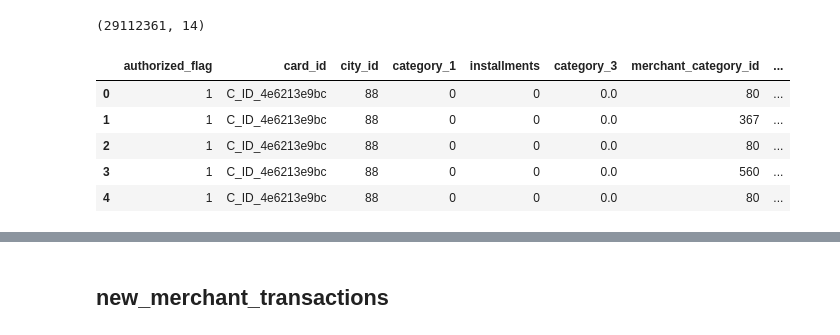
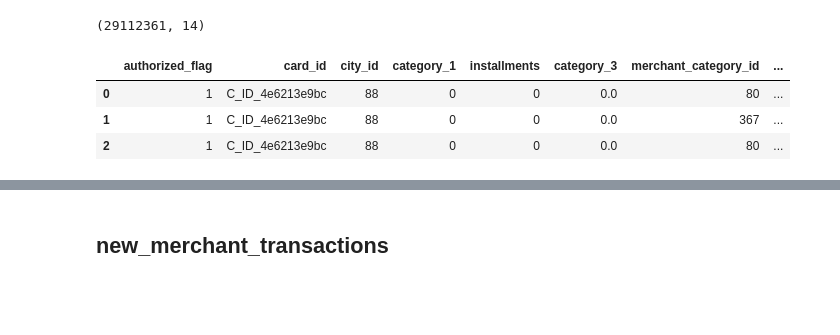
Before and after one commit to glebvk85/competitions, a Jupyter notebook: kaggle/elo-merchant-category-recommendation/analyze.ipynb, the cells around one changed output, grey strips where cells are left out. Cells and saved outputs as stored; diff of their text form; code cells hidden in the pictures; blank space fills up the shorter version.

```diff
--- a/kaggle/elo-merchant-category-recommendation/analyze.ipynb
+++ b/kaggle/elo-merchant-category-recommendation/analyze.ipynb
@@ -128,11 +130,9 @@ historical_transactions.shape
 # %% [output]
 (29112361, 14)
 # %%
-historical_transactions.head()
+historical_transactions.head(3)
 # %% [output]
 |  | authorized_flag | card_id | city_id | category_1 | installments | category_3 | merchant_category_id | ... |
 | 0 | 1 | C_ID_4e6213e9bc | 88 | 0 | 0 | 0.0 | 80 | ... |
 | 1 | 1 | C_ID_4e6213e9bc | 88 | 0 | 0 | 0.0 | 367 | ... |
 | 2 | 1 | C_ID_4e6213e9bc | 88 | 0 | 0 | 0.0 | 80 | ... |
-| 3 | 1 | C_ID_4e6213e9bc | 88 | 0 | 0 | 0.0 | 560 | ... |
-| 4 | 1 | C_ID_4e6213e9bc | 88 | 0 | 0 | 0.0 | 80 | ... |
```
Also changed, not shown: parts of 28 cells of this notebook.
